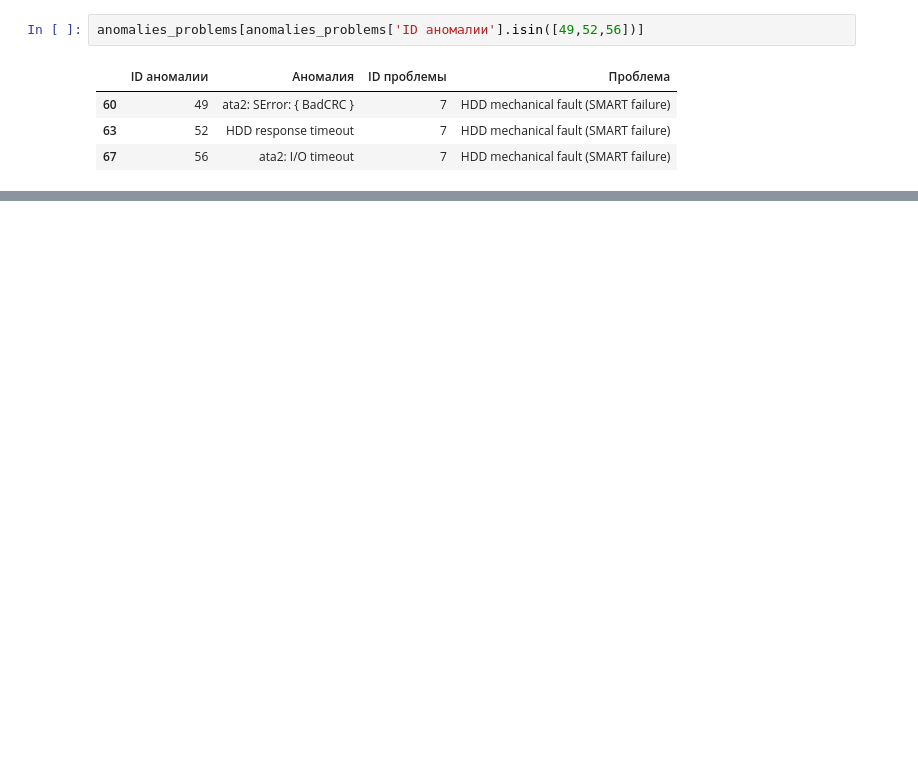
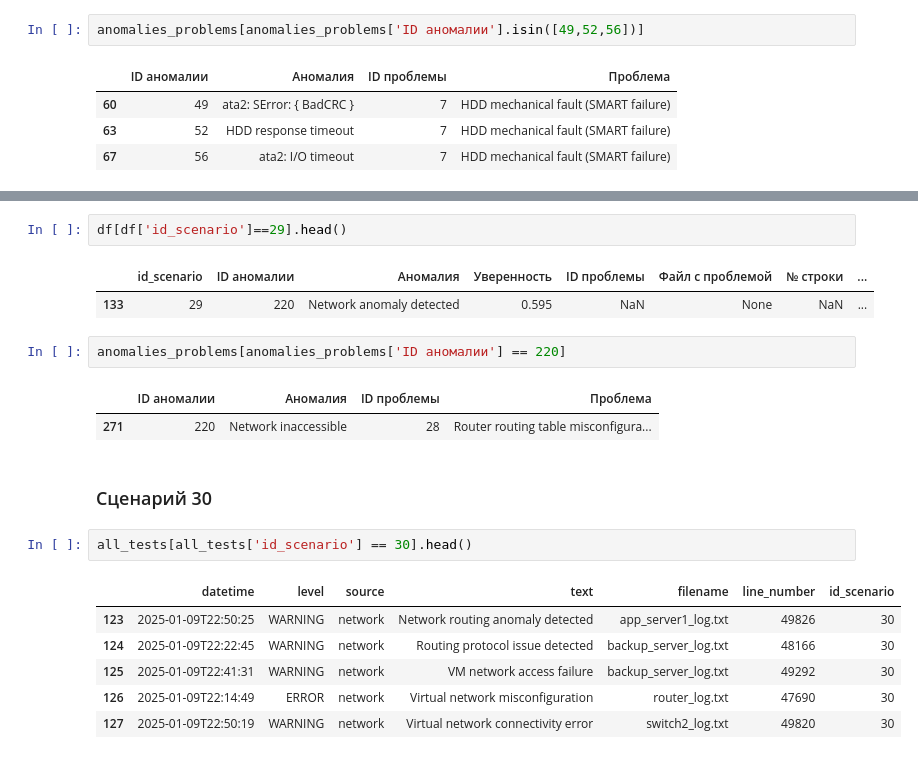
Before and after one commit to Rafaildavar/AtomicHack-Log-Monitor, a Jupyter notebook: log_analysis/data_analysis.ipynb, the cells around one changed output, grey strips where cells are left out. Cells and saved outputs as stored; diff of their text form; blank space fills up the shorter version.

```diff
--- a/log_analysis/data_analysis.ipynb
+++ b/log_analysis/data_analysis.ipynb
@@ -205,0 +210,21 @@ True
+# %%
+df[df['id_scenario']==29].head()
+# %% [output]
+|  | id_scenario | ID аномалии | Аномалия | Уверенность | ID проблемы | Файл с проблемой | № строки | ... |
+| 133 | 29 | 220 | Network anomaly detected | 0.595 | NaN | None | NaN | ... |
+# %%
+anomalies_problems[anomalies_problems['ID аномалии'] == 220]
+# %% [output]
+|  | ID аномалии | Аномалия | ID проблемы | Проблема |
+| 271 | 220 | Network inaccessible | 28 | Router routing table misconfigura... |
+# %% [markdown]
+### Сценарий 30
+# %%
+all_tests[all_tests['id_scenario'] == 30].head()
+# %% [output]
+|  | datetime | level | source | text | filename | line_number | id_scenario |
+| 123 | 2025-01-09T22:50:25 | WARNING | network | Network routing anomaly detected | app_server1_log.txt | 49826 | 30 |
+| 124 | 2025-01-09T22:22:45 | WARNING | network | Routing protocol issue detected | backup_server_log.txt | 48166 | 30 |
+| 125 | 2025-01-09T22:41:31 | WARNING | network | VM network access failure | backup_server_log.txt | 49292 | 30 |
+| 126 | 2025-01-09T22:14:49 | ERROR | network | Virtual network misconfiguration | router_log.txt | 47690 | 30 |
+| 127 | 2025-01-09T22:50:19 | WARNING | network | Virtual network connectivity error | switch2_log.txt | 49820 | 30 |
```
Also changed, not shown: parts of 7 cells of this notebook.
